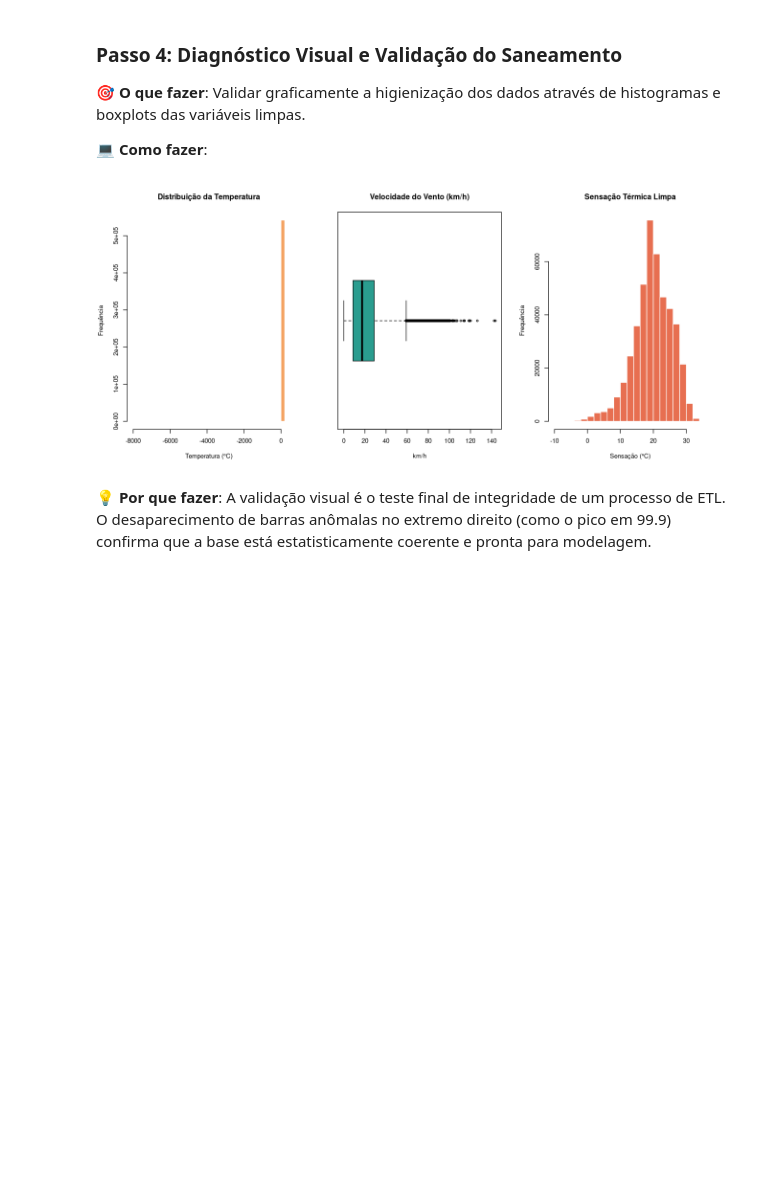
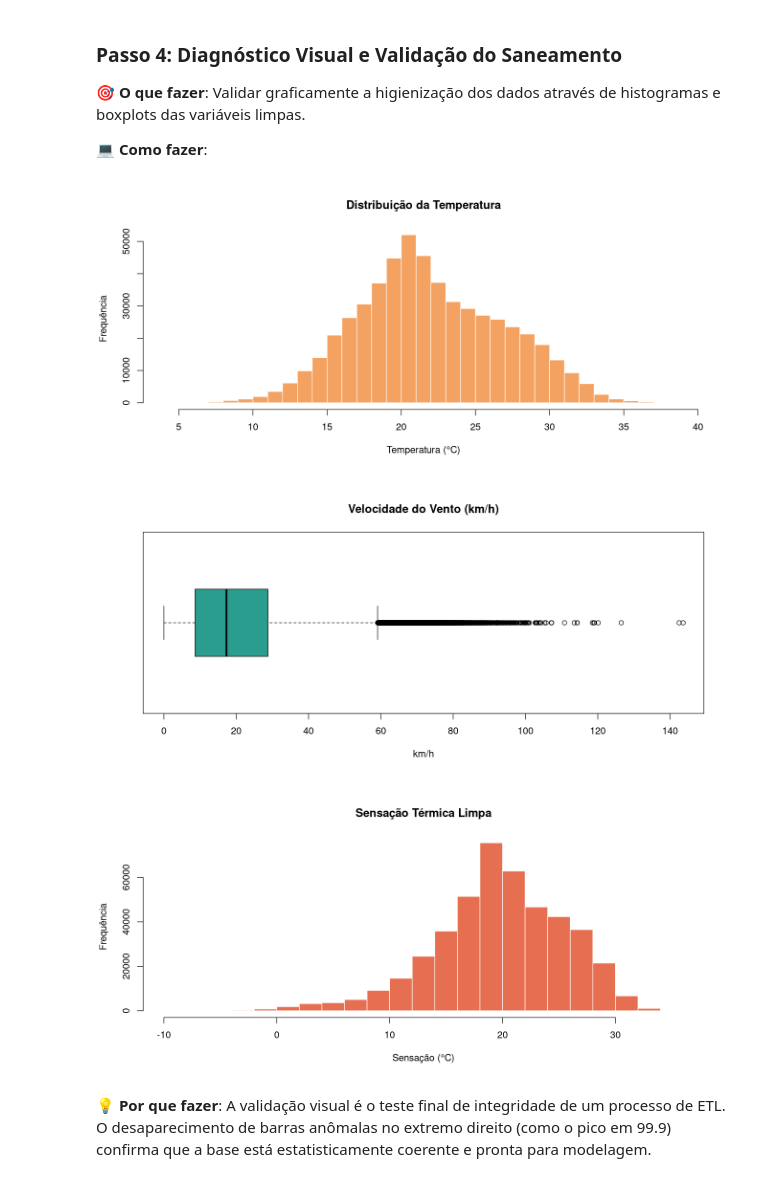
Before and after one commit to JoaoPSFranca/BCC-Ciencia-de-Dados, a Jupyter notebook: resumos/03_1_Mineracao_Dados_ETL_e_Higienizacao.ipynb, the cells around one changed output. Cells and saved outputs as stored; diff of their text form; code cells hidden in the pictures; blank space fills up the shorter version.

```diff
--- a/resumos/03_1_Mineracao_Dados_ETL_e_Higienizacao.ipynb
+++ b/resumos/03_1_Mineracao_Dados_ETL_e_Higienizacao.ipynb
@@ -132,26 +132,34 @@ Identificar valores sentinela específicos da estação meteorológica (ex.: sen
 
 💻 **Como fazer**:
 # %%
-# 1. Identificando índices onde a sensação térmica é uma sentinela de erro (99.9)
-indices_erro_sensacao <- which(df_clima$sensacao == 99.9 | df_clima$sensacao > 60)
-cat("Quantidade de registros com valor sentinela (99.9):", length(indices_erro_sensacao), "\n")
+# 1. Identificando índices onde a sensação térmica é uma sentinela de erro (acima de 60)
+indices_erro_sensacao <- which(df_clima$sensacao > 60)
+cat("Quantidade de registros com valor exorbitante (acima de 60):", length(indices_erro_sensacao), "\n")
 
 # Exemplo de tratamento por média local móvel:
 # Para cada linha com erro, usamos a média dos 3 registros anteriores e 3 posteriores válidos
-for (idx in head(indices_erro_sensacao, 10)) {
+for (idx in indices_erro_sensacao) {
   # Garantir que a janela esteja dentro dos limites do DataFrame
   if (idx > 3 && idx < (nrow(df_clima) - 3)) {
     vizinhos <- df_clima$sensacao[(idx - 3):(idx + 3)]
-    # Ignora o valor 99.9 no cálculo da média dos vizinhos
-    vizinhos_validos <- vizinhos[vizinhos < 60]
-    if (length(vizinhos_validos) > 0) {
-      df_clima$sensacao[idx] <- mean(vizinhos_validos)
-    }
+  } else if (idx > 2 && idx < (nrow(df_clima) - 2)) {
+    vizinhos <- df_clima$sensacao[(idx - 2):(idx + 2)]
+  } else if (idx > 1 && idx < (nrow(df_clima) - 1)) {
+    vizinhos <- df_clima$sensacao[(idx - 1):(idx + 1)]
+  } else if (idx == 1) {
+    vizinhos <- df_clima$sensacao[idx:(idx + 3)]
+  } else if (idx == (nrow(df_clima))) {
+    vizinhos <- df_clima$sensacao[(idx - 3):idx]
+  }
+
+  vizinhos_validos <- vizinhos[vizinhos < 60]
+  if (length(vizinhos_validos) > 0) {
+    df_clima$sensacao[idx] <- mean(vizinhos_validos)
   }
 }
 
 # Para quaisquer outros casos de erro restantes em grande volume:
-df_clima$sensacao[df_clima$sensacao == 99.9] <- NA
+df_clima$sensacao[df_clima$sensacao > 60] <- NA
 
 # 2. Tratamento de umidade física impossível (ex: sensores registrando 0% em Campinas)
 indices_umid_zero <- which(df_clima$umidade <= 0)
@@ -168,0 +193,3 @@ Estações meteorológicas antigas frequentemente gravam números como `99.9` ou
+# %%
+df_clima$temperatura[!is.na(df_clima$temperatura) & df_clima$temperatura < 0] <- NA
+print(df_clima$temperatura[!is.na(df_clima$temperatura) & df_clima$temperatura < 0])
@@ -174,23 +223,21 @@ Validar graficamente a higienização dos dados através de histogramas e boxplo
 
 💻 **Como fazer**:
 # %%
-par(mfrow = c(1, 3))
-
 # Histograma da Temperatura
-hist(df_clima$temperatura, breaks = 30, col = "#f4a261", border = "white",
+hist(df_clima$temperatura[!is.na(df_clima$temperatura)], breaks = 30, col = "#f4a261", border = "white",
      main = "Distribuição da Temperatura", xlab = "Temperatura (°C)", ylab = "Frequência")
 
 # Boxplot da Velocidade do Vento
 boxplot(df_clima$vento, horizontal = TRUE, col = "#2a9d8f",
         main = "Velocidade do Vento (km/h)", xlab = "km/h")
 
 # Histograma da Sensação Térmica Higienizada
 hist(df_clima$sensacao[!is.na(df_clima$sensacao)], breaks = 30, col = "#e76f51", border = "white",
      main = "Sensação Térmica Limpa", xlab = "Sensação (°C)", ylab = "Frequência")
-
-par(mfrow = c(1, 1))
 # %% [output]
-[figure, old version]
+[figure, new version]
+[figure, added]
+[figure, added]
 # %% [markdown]
 💡 **Por que fazer**:
 A validação visual é o teste final de integridade de um processo de ETL. O desaparecimento de barras anômalas no extremo direito (como o pico em 99.9) confirma que a base está estatisticamente coerente e pronta para modelagem.
```
Also changed, not shown: parts of 4 cells of this notebook, 4 other files.
